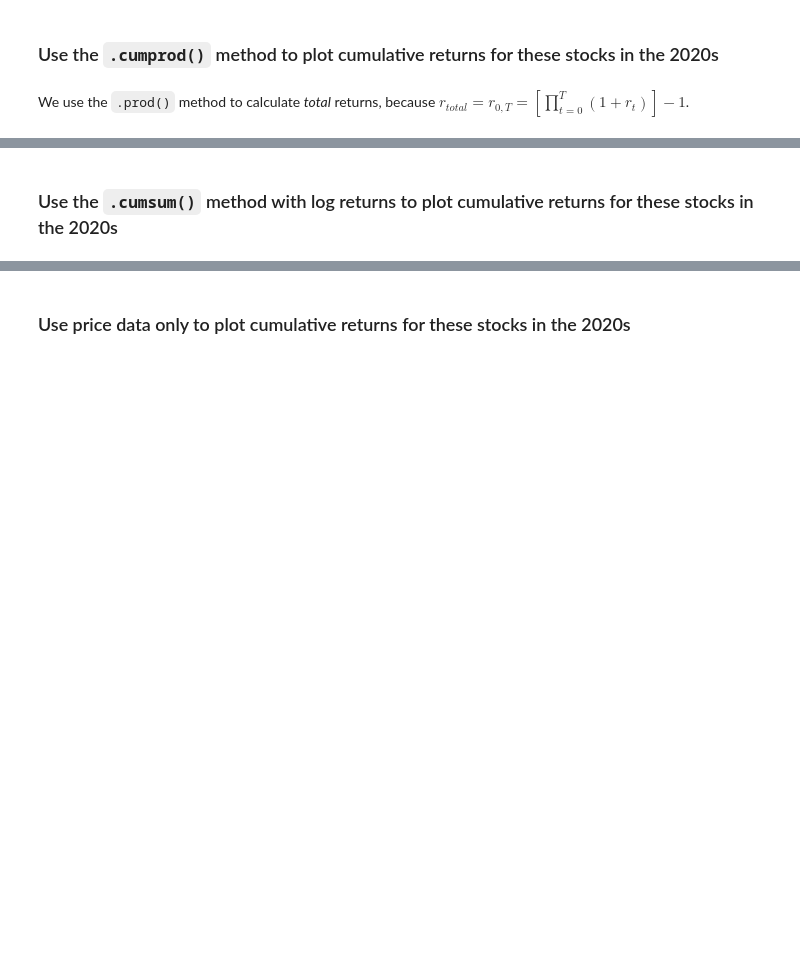
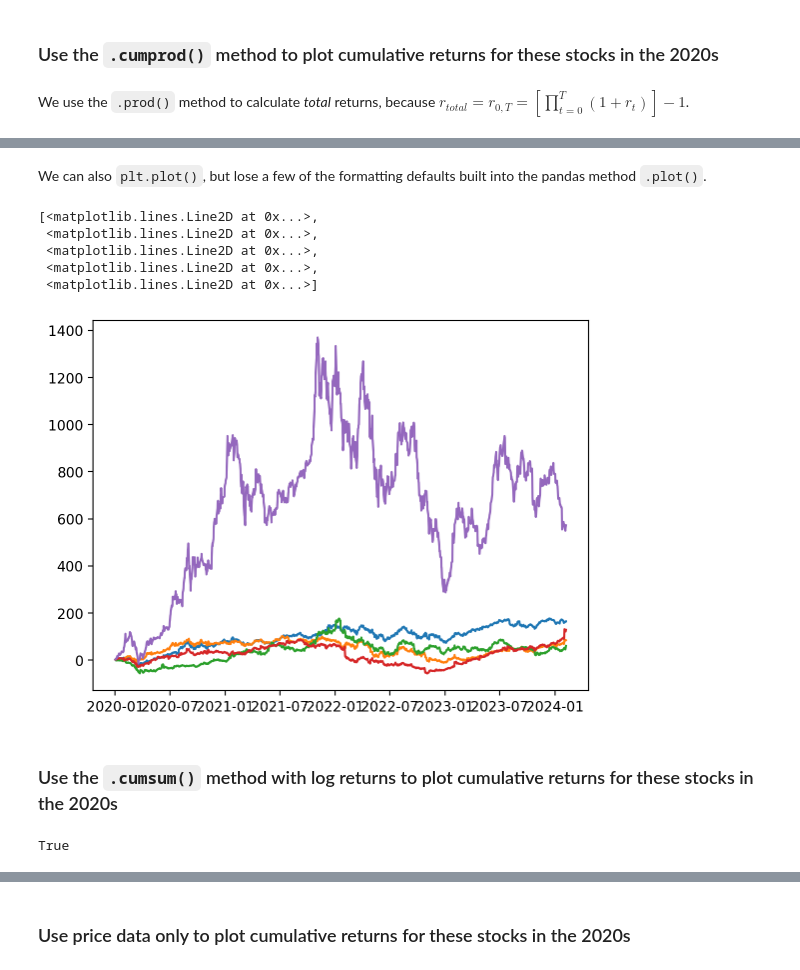
Before and after one commit to richard-herron/fina-6333-2024-spring, a Jupyter notebook: Notebooks/herron_01_practice_02.ipynb, the cells around one changed output, grey strips where cells are left out. Cells and saved outputs as stored; diff of their text form; code cells hidden in the pictures; blank space fills up the shorter version.

```diff
--- a/Notebooks/herron_01_practice_02.ipynb
+++ b/Notebooks/herron_01_practice_02.ipynb
@@ -217,2 +241,13 @@ dtype: float64
+# %% [markdown]
+We can also `plt.plot()`, but lose a few of the formatting defaults built into the pandas method `.plot()`.
+# %%
+plt.plot(cumret_cumprod.mul(100))
+# %% [output]
+[<matplotlib.lines.Line2D at 0x...>,
+ <matplotlib.lines.Line2D at 0x...>,
+ <matplotlib.lines.Line2D at 0x...>,
+ <matplotlib.lines.Line2D at 0x...>,
+ <matplotlib.lines.Line2D at 0x...>]
+[figure, added]
 # %% [markdown]
 ### Use the `.cumsum()` method with log returns to plot cumulative returns for these stocks in the 2020s
@@ -218,0 +262,4 @@ dtype: float64
+# %%
+np.allclose(totret, cumret_cumsum.iloc[-1])
+# %% [output]
+True
```
Also changed, not shown: parts of 50 cells of this notebook, 4 other files.
